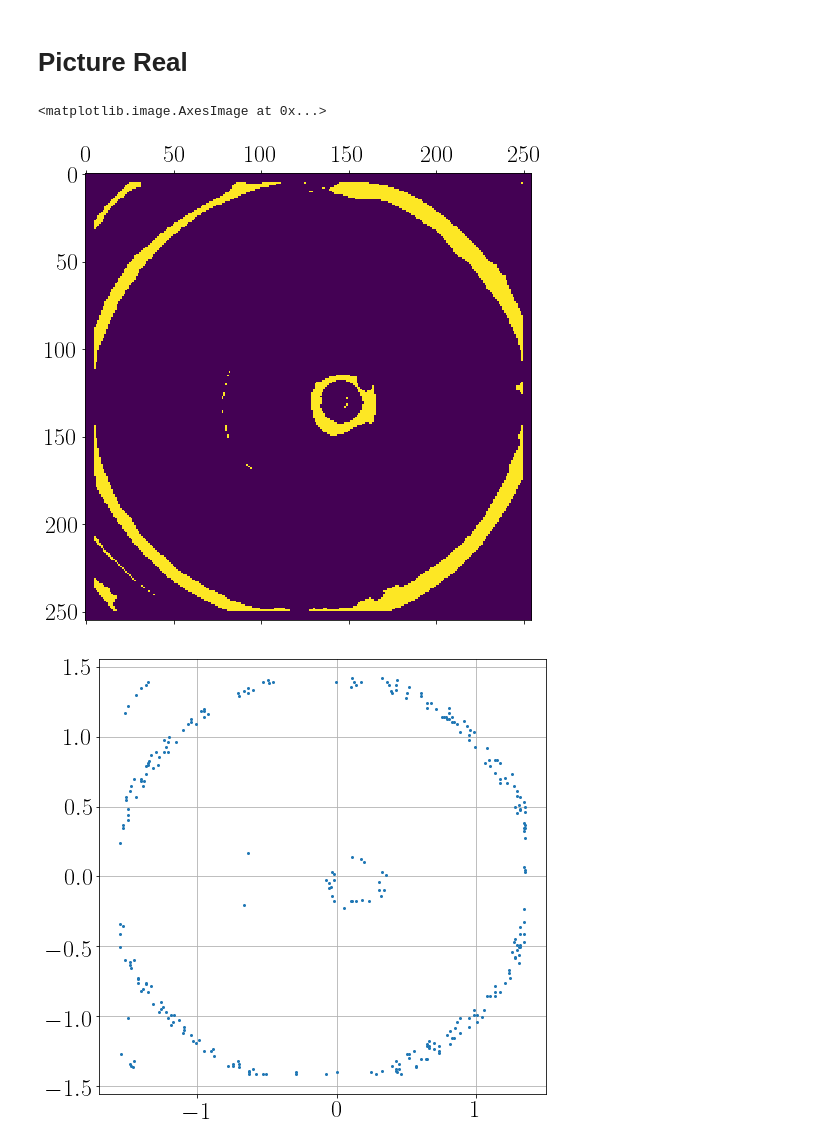
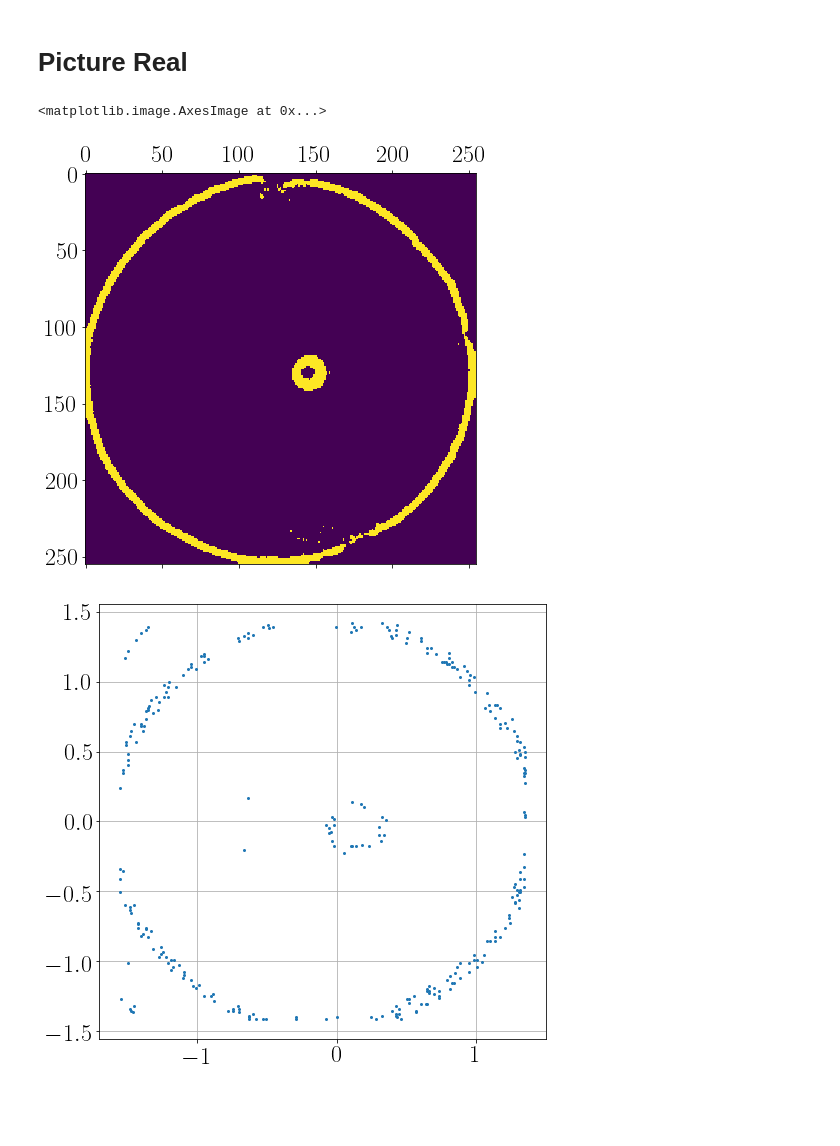
Before and after one commit to andriygav/EMprior, a Jupyter notebook: code/new_main.ipynb, the cells around one changed output. Drawn from its saved outputs; the diff is of its cells as text; code cells hidden in the pictures; blank space fills up the shorter version.

```diff
--- a/code/new_main.ipynb
+++ b/code/new_main.ipynb
@@ -605,14 +605,17 @@ plt.show()
 # %% [markdown]
 # Picture Real
 # %%
-image = Image.open('Picture/2_mask.jpg').convert('L')
+image = Image.open('Picture/1_mask.jpg').convert('L')
 
 image = Image.fromarray((255*(np.array(image) > 125)).astype(np.uint8))
 
-plt.matshow(image)
+mask_1 = Image.open('Picture/1_mask.jpg').convert('L')
+mask_1 = Image.fromarray((255*(np.array(mask_1) > 125)).astype(np.uint8))
+
+plt.matshow(mask_1)
 # %% [output]
 <matplotlib.image.AxesImage at 0x...>
-[figure, old version]
+[figure, new version]
 # %%
 x = np.array(np.where(np.array(image) > 0)[1], dtype = np.float)
 y = np.array(image.size[0]-np.where(np.array(image) > 0)[0], dtype = np.float)
```
Also changed, not shown: parts of 29 cells of this notebook, 21 other files.
